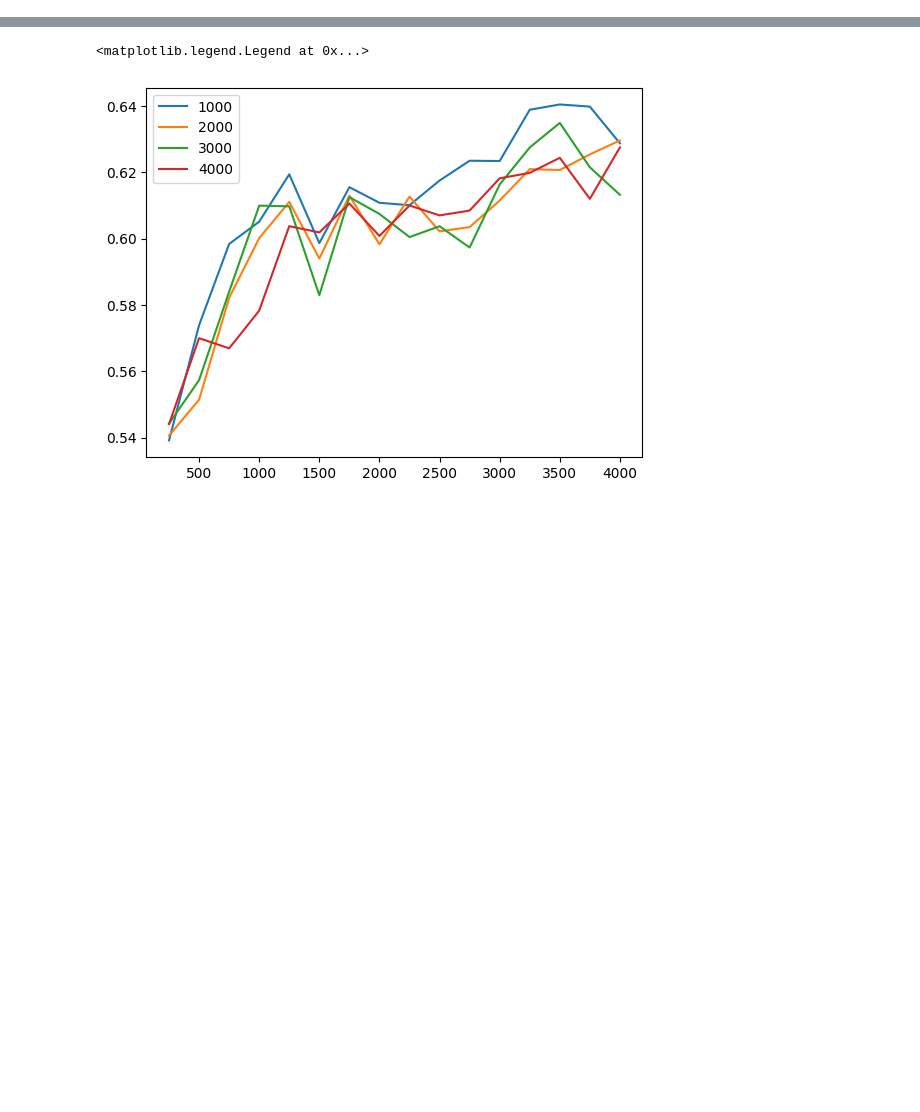
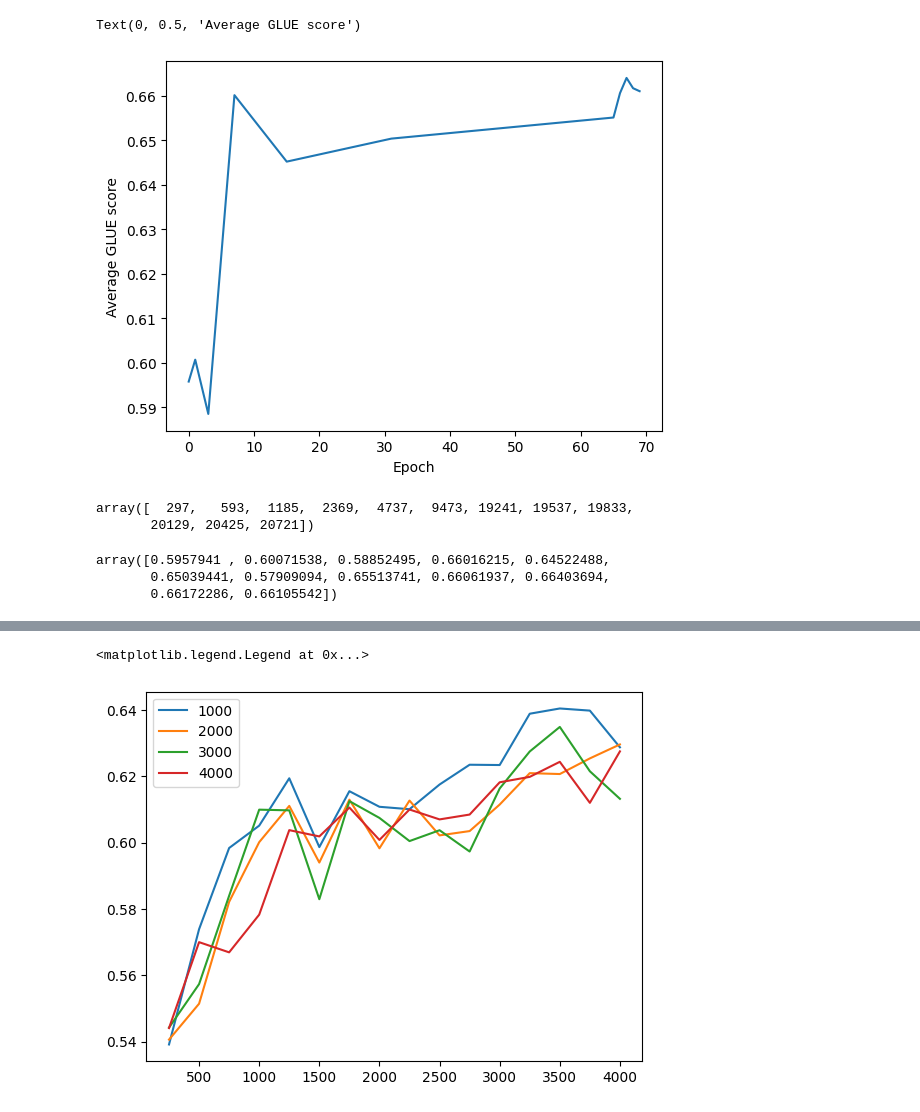
Before and after one commit to michahu/evaluation-pipeline, a Jupyter notebook: collate.ipynb, the cells around one changed output, grey strips where cells are left out. Cells and saved outputs as stored; diff of their text form; code cells hidden in the pictures; blank space fills up the shorter version.

```diff
--- a/collate.ipynb
+++ b/collate.ipynb
@@ -192,8 +192,10 @@ task2eval = {
     'qqp': 'eval_f1',
     'rte': 'eval_accuracy',
     'sst2': 'eval_accuracy',
-    # 'stsb': 'eval_pearson',
+    'stsb': 'eval_pearson',
 }
+
+task_names = [s[:-6] for s in tasks]
 # %%
 import json
 import pandas as pd
@@ -260,0 +327,24 @@ def blimp_data_2_df(data):
+# %%
+df = collate_glue("./models/ltgbert/", task2eval)
+df = glue_data_2_df(df)
+
+df['treatment'] = df['treatment'].str.split('_', n=2).str[-1].astype(int)
+
+
+
+# Calculate row-wise averages, ignoring NaN values
+selected_columns = ['cola', 'mnli', 'mnli-mm', 'mrpc', 'qnli', 'qqp', 'rte', 'sst2', 'stsb']
+selected_df = df[selected_columns]
+selected_df.replace(0.0, pd.NA, inplace=True)
+
+# Convert columns to numeric type to avoid issues with non-numeric values
+selected_df = selected_df.apply(pd.to_numeric, errors='coerce')
+
+average_values = selected_df.mean(axis=1, skipna=True)
+
+df['average'] = average_values
+
+df = df.sort_values(by='treatment')
+
+# particular value
+df = df.drop(6)
@@ -260,0 +371,18 @@ def blimp_data_2_df(data):
+# %%
+plt.plot([0, 1, 3, 7, 15, 31, 65, 66, 67, 68, 69], df['average'].to_numpy())
+plt.xlabel("Epoch")
+plt.ylabel("Average GLUE score")
+# %% [output]
+Text(0, 0.5, 'Average GLUE score')
+[figure, added]
+# %%
+df['treatment'].to_numpy()
+# %% [output]
+array([  297,   593,  1185,  2369,  4737,  9473, 19241, 19537, 19833,
+       20129, 20425, 20721])
+# %%
+df['average'].to_numpy()
+# %% [output]
+array([0.5957941 , 0.60071538, 0.58852495, 0.66016215, 0.64522488,
+       0.65039441, 0.57909094, 0.65513741, 0.66061937, 0.66403694,
+       0.66172286, 0.66105542])
```
Also changed, not shown: parts of 11 cells of this notebook, 6 other files.
